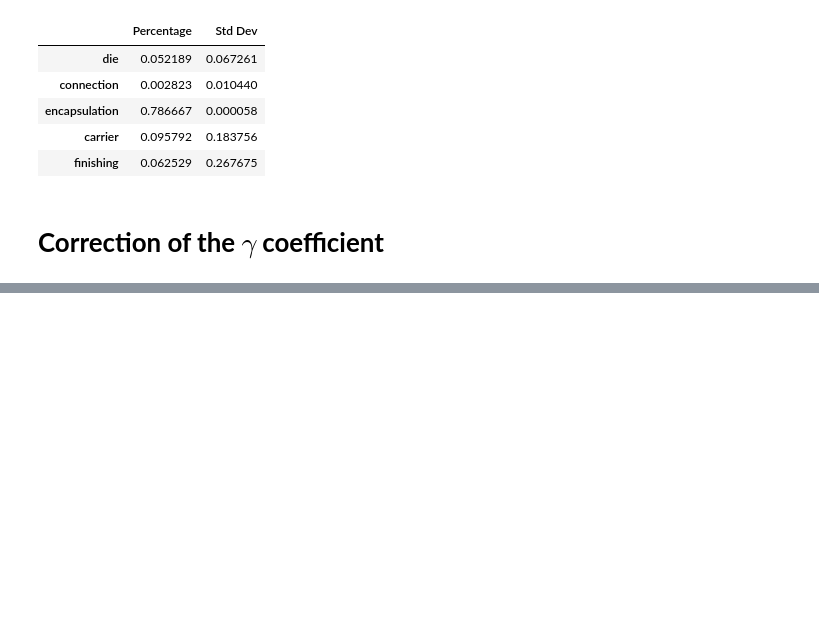
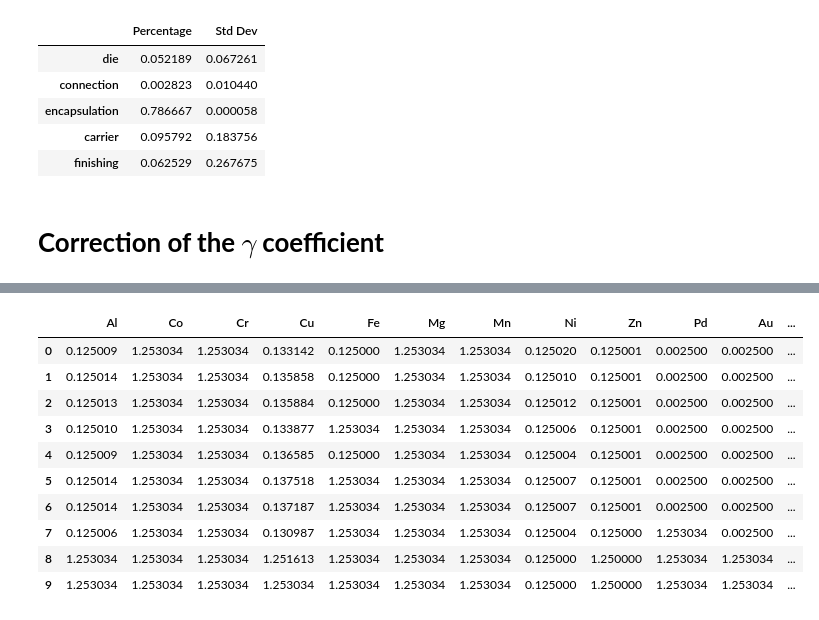
Before and after one commit to arthur0000-1/LCA_CPU_encapsulation, a Jupyter notebook: model.ipynb, the cells around one changed output, grey strips where cells are left out. Drawn from its saved outputs; the diff is of its cells as text; code cells hidden in the pictures; blank space fills up the shorter version.

```diff
--- a/model.ipynb
+++ b/model.ipynb
@@ -1298,0 +1374,53 @@ display(df_full)
+# %%
+def calculate_relative_uncertainty(df):
+    # Convert relevant columns to numeric
+    numeric_cols = ['Sample weight (mg)', 'Error'] + [col for col in df.columns if col not in ['Sample weight (mg)', 'Error']]
+    df[numeric_cols] = df[numeric_cols].apply(pd.to_numeric, errors='coerce')
+
+    # Create a new DataFrame to store the results
+    result_df = pd.DataFrame()
+    result_df = result_df.apply(pd.to_numeric, errors='coerce')
+
+    # Iterate over each sample (row)
+    for index, row in df.iterrows():
+        sample_weight = row['Sample weight (mg)']
+        error = row['Error']
+
+        # Iterate over each substance and its standard deviation
+        substances = []
+        for col in df.columns[2::2]:  # Skip the first two columns (Sample weight and Error)
+            substance = col
+            std_col = f"Std_{substance}"
+
+            substance_value = row[col]
+            std_value = row[std_col]
+
+            # Calculate the relative uncertainty
+            relative_uncertainty = substance_value * np.sqrt(
+                (error / sample_weight)**2 + (std_value / substance_value)**2
+            )
+
+            substances.append(relative_uncertainty)
+
+        # Add the calculated uncertainties to the result DataFrame
+        result_df.loc[index, 'Sample weight (mg)'] = sample_weight
+        result_df.loc[index, 'Error'] = error
+        for i, col in enumerate(df.columns[2::2]):
+            result_df.loc[index, col] = substances[i]
+
+    result_df = result_df.drop(columns=["Sample weight (mg)", "Error"])
+    result_df = result_df.fillna(result_df.max().max())
+
+    return result_df
+# %% [output]
+|  | Al | Co | Cr | Cu | Fe | Mg | Mn | Ni | Zn | Pd | Au | ... |
+| 0 | 0.125009 | 1.253034 | 1.253034 | 0.133142 | 0.125000 | 1.253034 | 1.253034 | 0.125020 | 0.125001 | 0.002500 | 0.002500 | ... |
+| 1 | 0.125014 | 1.253034 | 1.253034 | 0.135858 | 0.125000 | 1.253034 | 1.253034 | 0.125010 | 0.125001 | 0.002500 | 0.002500 | ... |
+| 2 | 0.125013 | 1.253034 | 1.253034 | 0.135884 | 0.125000 | 1.253034 | 1.253034 | 0.125012 | 0.125001 | 0.002500 | 0.002500 | ... |
+| 3 | 0.125010 | 1.253034 | 1.253034 | 0.133877 | 1.253034 | 1.253034 | 1.253034 | 0.125006 | 0.125001 | 0.002500 | 0.002500 | ... |
+| 4 | 0.125009 | 1.253034 | 1.253034 | 0.136585 | 0.125000 | 1.253034 | 1.253034 | 0.125004 | 0.125001 | 0.002500 | 0.002500 | ... |
+| 5 | 0.125014 | 1.253034 | 1.253034 | 0.137518 | 1.253034 | 1.253034 | 1.253034 | 0.125007 | 0.125001 | 0.002500 | 0.002500 | ... |
+| 6 | 0.125014 | 1.253034 | 1.253034 | 0.137187 | 1.253034 | 1.253034 | 1.253034 | 0.125007 | 0.125001 | 0.002500 | 0.002500 | ... |
+| 7 | 0.125006 | 1.253034 | 1.253034 | 0.130987 | 1.253034 | 1.253034 | 1.253034 | 0.125004 | 0.125000 | 1.253034 | 0.002500 | ... |
+| 8 | 1.253034 | 1.253034 | 1.253034 | 1.251613 | 1.253034 | 1.253034 | 1.253034 | 0.125000 | 1.250000 | 1.253034 | 1.253034 | ... |
+| 9 | 1.253034 | 1.253034 | 1.253034 | 1.253034 | 1.253034 | 1.253034 | 1.253034 | 0.125000 | 1.250000 | 1.253034 | 1.253034 | ... |
```
Also changed, not shown: parts of 18 cells of this notebook.
